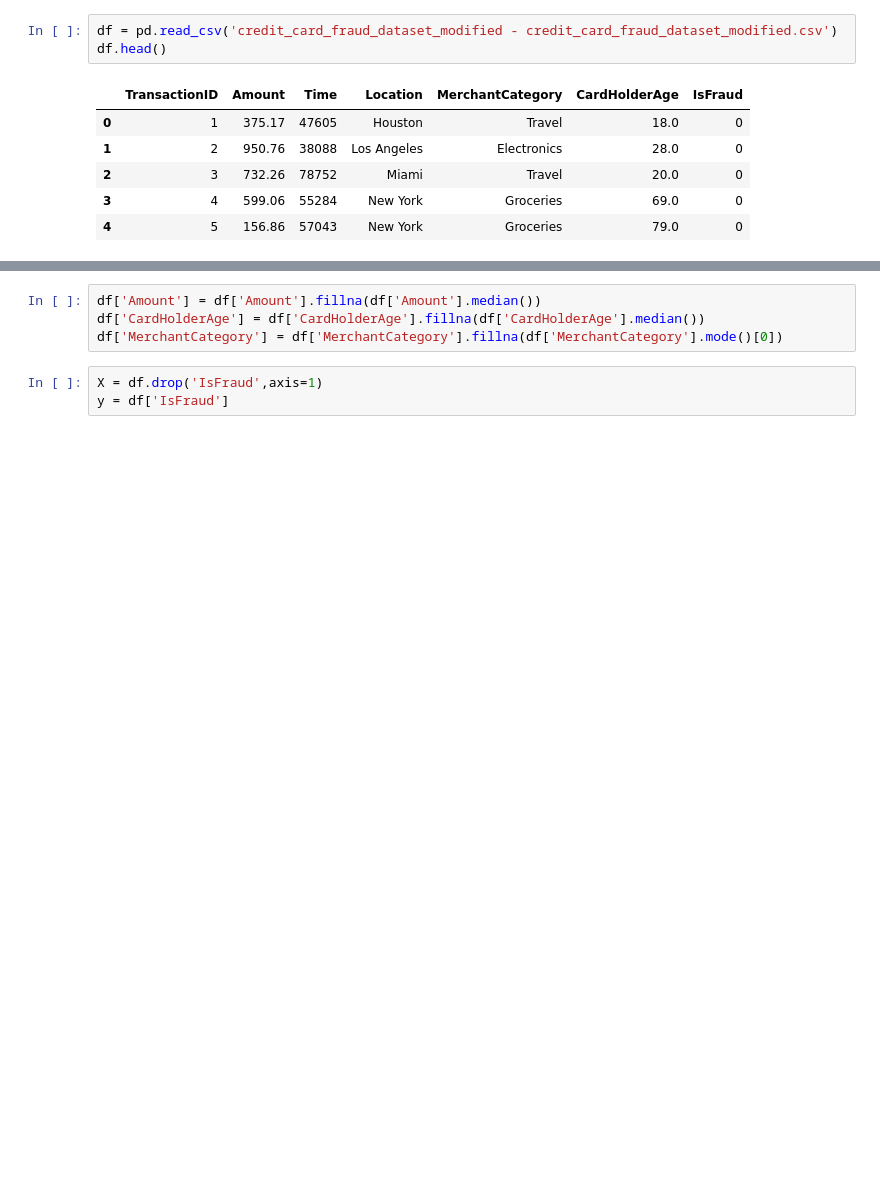
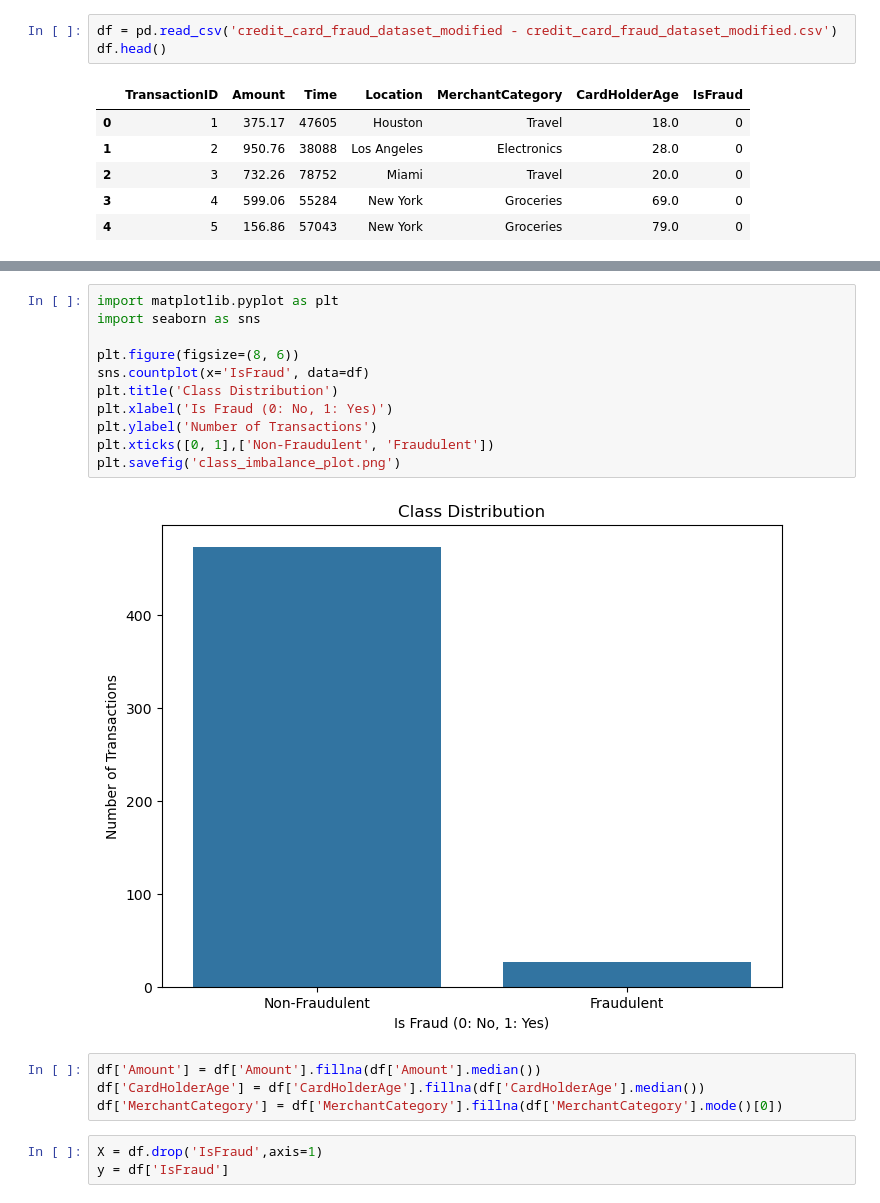
Before and after one commit to pratycodes/servicehive-assignment, a Jupyter notebook: main.ipynb, the cells around one changed output, grey strips where cells are left out. Cells and saved outputs as stored; diff of their text form; blank space fills up the shorter version.

```diff
--- a/main.ipynb
+++ b/main.ipynb
@@ -14,3 +28,16 @@ df.head()
+# %%
+import matplotlib.pyplot as plt
+import seaborn as sns
+
+plt.figure(figsize=(8, 6))
+sns.countplot(x='IsFraud', data=df)
+plt.title('Class Distribution')
+plt.xlabel('Is Fraud (0: No, 1: Yes)')
+plt.ylabel('Number of Transactions')
+plt.xticks([0, 1],['Non-Fraudulent', 'Fraudulent'])
+plt.savefig('class_imbalance_plot.png')
+# %% [output]
+[figure, added]
 # %%
 df['Amount'] = df['Amount'].fillna(df['Amount'].median())
 df['CardHolderAge'] = df['CardHolderAge'].fillna(df['CardHolderAge'].median())
```
Also changed, not shown: parts of 2 cells of this notebook.
